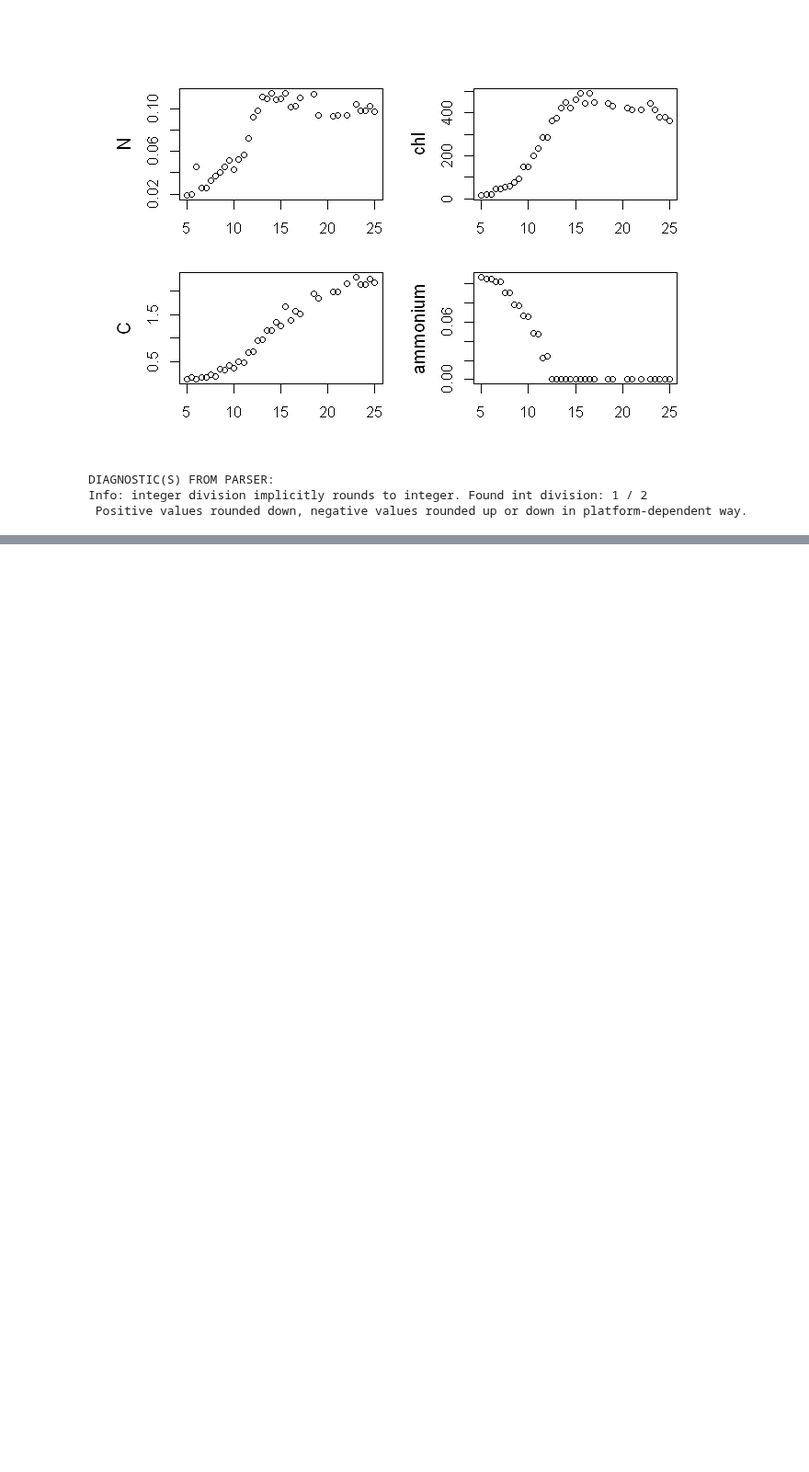
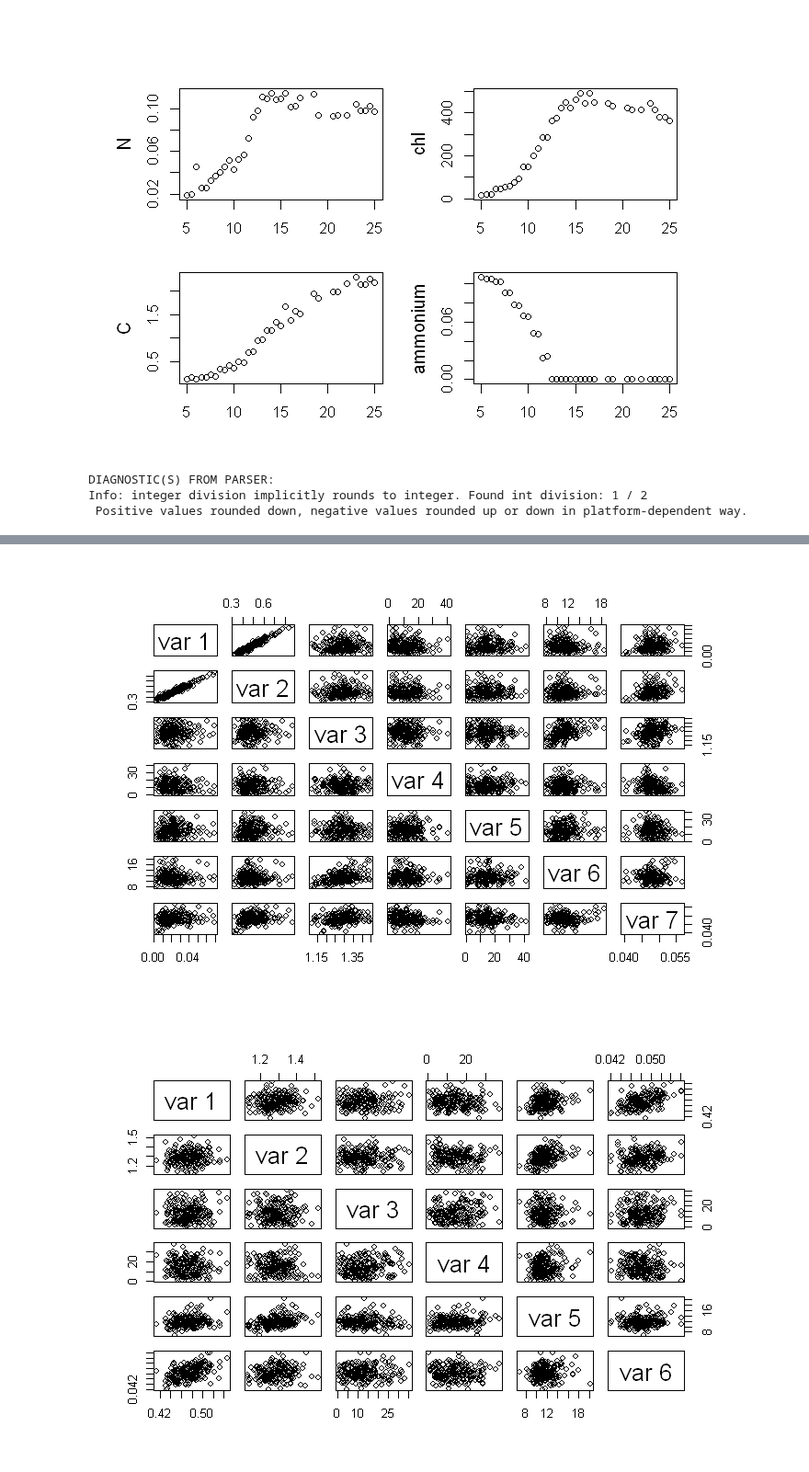
Before and after one commit to CBIOMES/bayesian_cbiomes, a Jupyter notebook: case_studies/macromolecular/macromolecular_R.ipynb, the cells around one changed output, grey strips where cells are left out. Shown at 92% size. Saved outputs shown, nothing was run; the diff lists cells and outputs as text; code cells hidden in the pictures; blank space fills up the shorter version.

```diff
--- a/case_studies/macromolecular/macromolecular_R.ipynb
+++ b/case_studies/macromolecular/macromolecular_R.ipynb
@@ -213,0 +278,2 @@ pairs(post$theta[sample(1:nrow(post$theta),size=500),],pch=16,cex=0.5,labels=the
+# %%
+mod2 <- stan_model(model_code=mod_code2)
@@ -213,0 +284,4 @@ pairs(post$theta[sample(1:nrow(post$theta),size=500),],pch=16,cex=0.5,labels=the
+# %%
+mcmc2 <- sampling(mod2,data=data,open_progres=TRUE)
+# %%
+post2 <- extract(mcmc2)
@@ -213,0 +308,6 @@ pairs(post$theta[sample(1:nrow(post$theta),size=500),],pch=16,cex=0.5,labels=the
+# %%
+pairs(post$theta[sample(1:4000,200),])
+pairs(post2$theta[sample(1:4000,200),])
+# %% [output]
+[figure, added]
+[figure, added]
```
Also changed, not shown: parts of 14 cells of this notebook, 2 other files.
